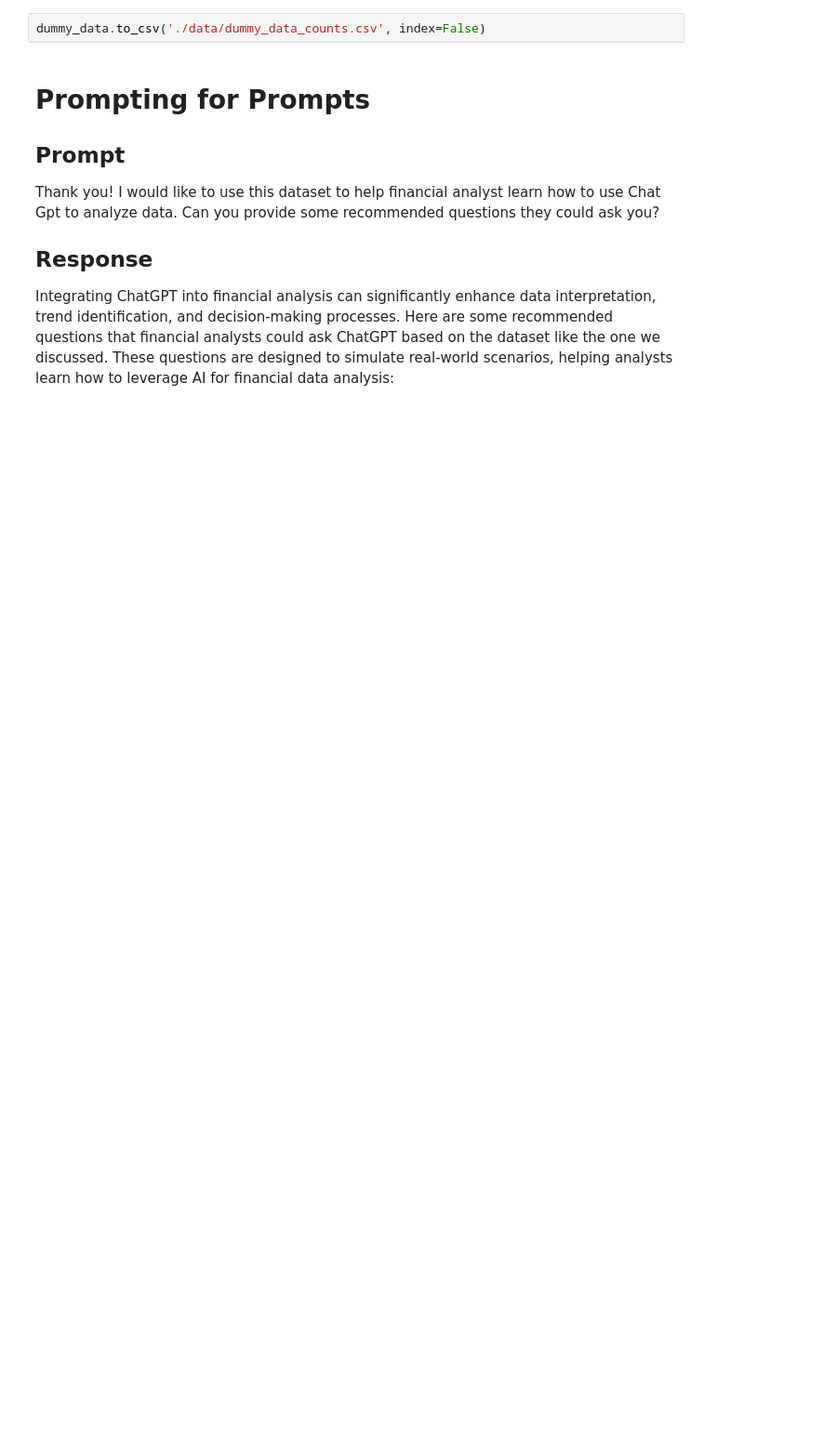
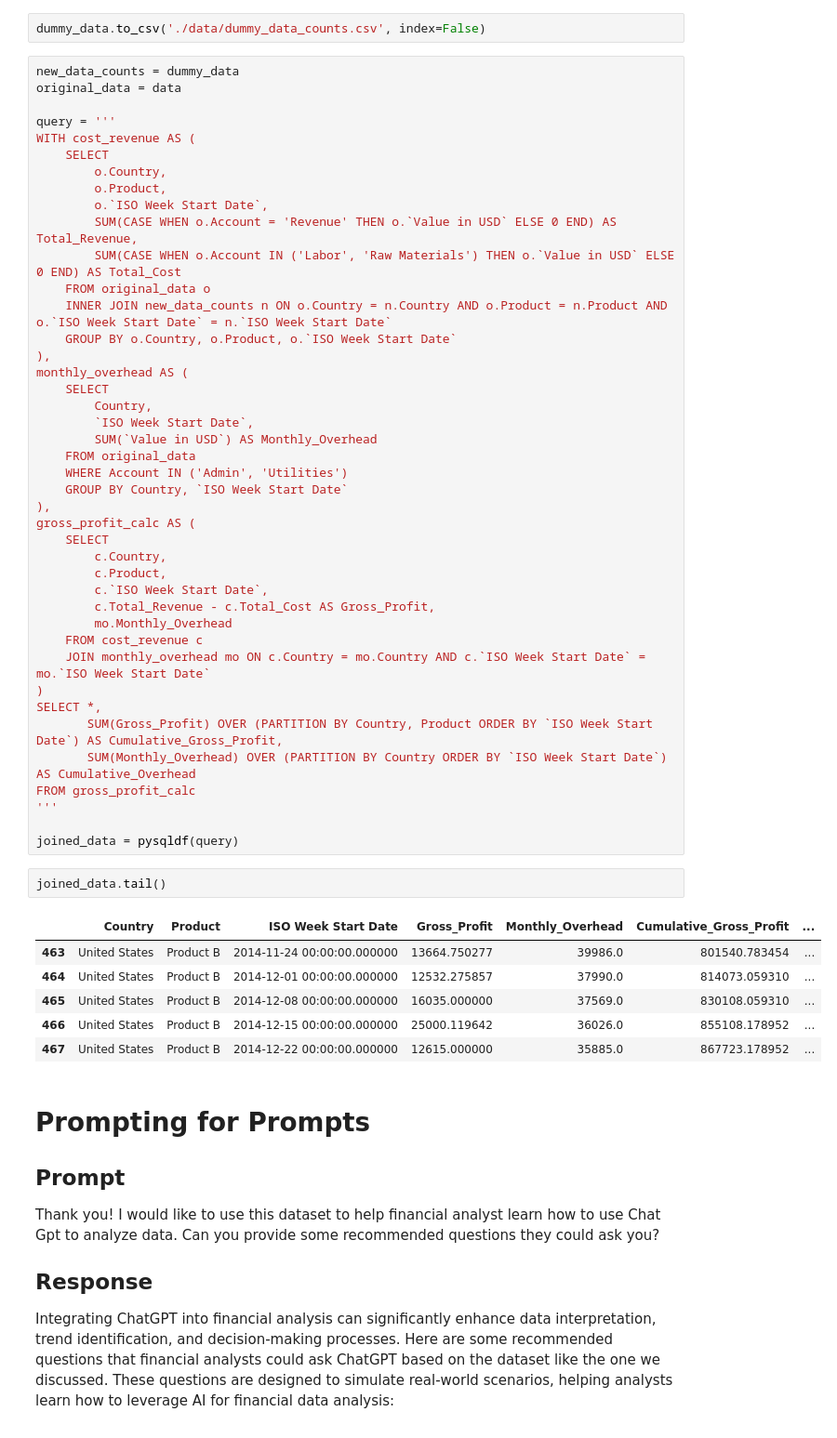
Before and after one commit to thedanindanger/yaads-examples, a Jupyter notebook: GenerativeAI/DummyData.ipynb, the cells around one changed output. Shown at 93% size. Cells and saved outputs as stored; diff of their text form; blank space fills up the shorter version.

```diff
--- a/GenerativeAI/DummyData.ipynb
+++ b/GenerativeAI/DummyData.ipynb
@@ -130,5 +155,56 @@ dummy_data.tail()
 # %%
 dummy_data.to_csv('./data/dummy_data_counts.csv', index=False)
+# %%
+new_data_counts = dummy_data
+original_data = data
+
+query = '''
+WITH cost_revenue AS (
+    SELECT
+        o.Country,
+        o.Product,
+        o.`ISO Week Start Date`,
+        SUM(CASE WHEN o.Account = 'Revenue' THEN o.`Value in USD` ELSE 0 END) AS Total_Revenue,
+        SUM(CASE WHEN o.Account IN ('Labor', 'Raw Materials') THEN o.`Value in USD` ELSE 0 END) AS Total_Cost
+    FROM original_data o
+    INNER JOIN new_data_counts n ON o.Country = n.Country AND o.Product = n.Product AND o.`ISO Week Start Date` = n.`ISO Week Start Date`
+    GROUP BY o.Country, o.Product, o.`ISO Week Start Date`
+),
+monthly_overhead AS (
+    SELECT
+        Country,
+        `ISO Week Start Date`,
+        SUM(`Value in USD`) AS Monthly_Overhead
+    FROM original_data
+    WHERE Account IN ('Admin', 'Utilities')
+    GROUP BY Country, `ISO Week Start Date`
+),
+gross_profit_calc AS (
+    SELECT
+        c.Country,
+        c.Product,
+        c.`ISO Week Start Date`,
+        c.Total_Revenue - c.Total_Cost AS Gross_Profit,
+        mo.Monthly_Overhead
+    FROM cost_revenue c
+    JOIN monthly_overhead mo ON c.Country = mo.Country AND c.`ISO Week Start Date` = mo.`ISO Week Start Date`
+)
+SELECT *,
+       SUM(Gross_Profit) OVER (PARTITION BY Country, Product ORDER BY `ISO Week Start Date`) AS Cumulative_Gross_Profit,
+       SUM(Monthly_Overhead) OVER (PARTITION BY Country ORDER BY `ISO Week Start Date`) AS Cumulative_Overhead
+FROM gross_profit_calc
+'''
+
+joined_data = pysqldf(query)
+# %%
+joined_data.tail()
+# %% [output]
+|  | Country | Product | ISO Week Start Date | Gross_Profit | Monthly_Overhead | Cumulative_Gross_Profit | ... |
+| 463 | United States | Product B | 2014-11-24 00:00:00.000000 | 13664.750277 | 39986.0 | 801540.783454 | ... |
+| 464 | United States | Product B | 2014-12-01 00:00:00.000000 | 12532.275857 | 37990.0 | 814073.059310 | ... |
+| 465 | United States | Product B | 2014-12-08 00:00:00.000000 | 16035.000000 | 37569.0 | 830108.059310 | ... |
+| 466 | United States | Product B | 2014-12-15 00:00:00.000000 | 25000.119642 | 36026.0 | 855108.178952 | ... |
+| 467 | United States | Product B | 2014-12-22 00:00:00.000000 | 12615.000000 | 35885.0 | 867723.178952 | ... |
 # %% [markdown]
 # Prompting for Prompts
 
```
Also changed, not shown: parts of 4 cells of this notebook, 3 other files.
